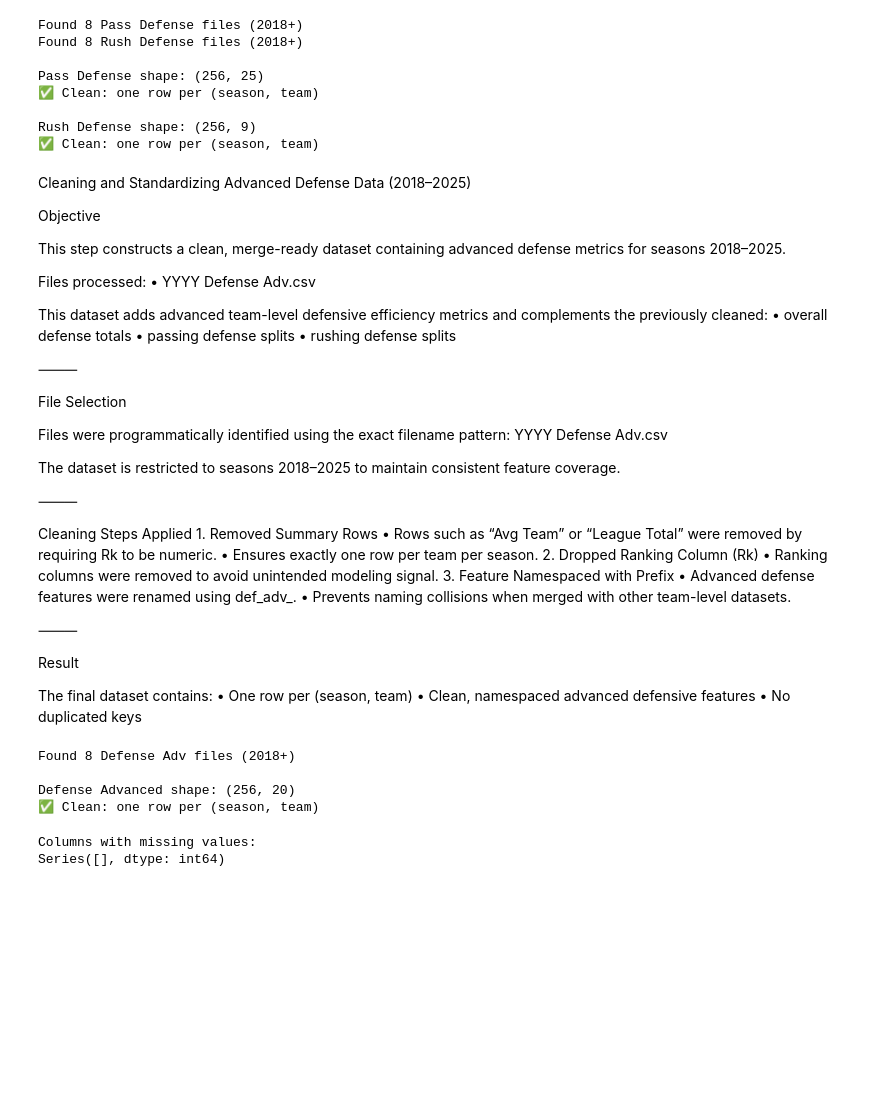
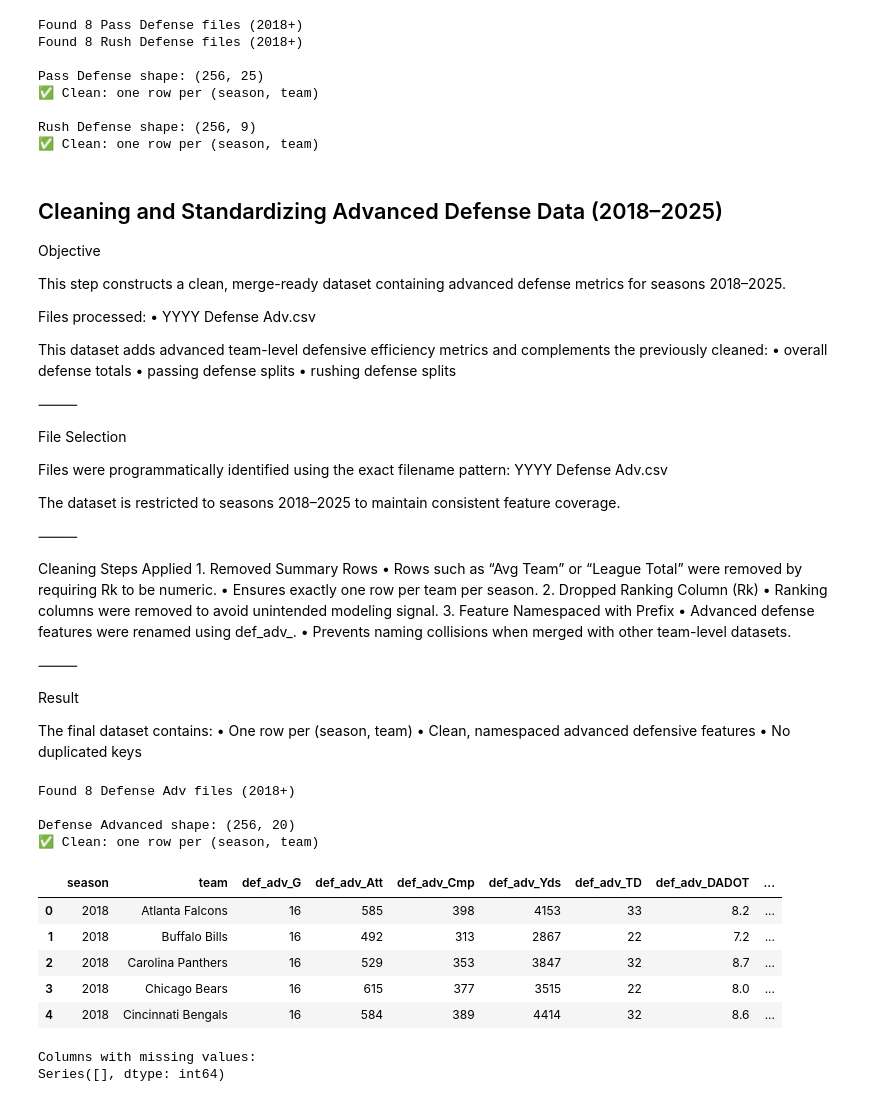
Before and after one commit to mattmarz94/nfl-decision-support-analytics, a Jupyter notebook: Data Preprocessing/build_team_season_master.ipynb, the cells around one changed output. Cells and saved outputs as stored; diff of their text form; code cells hidden in the pictures; blank space fills up the shorter version.

```diff
--- a/Data Preprocessing/build_team_season_master.ipynb
+++ b/Data Preprocessing/build_team_season_master.ipynb
@@ -401,7 +401,7 @@ Pass Defense shape: (256, 25)
 Rush Defense shape: (256, 9)
 ✅ Clean: one row per (season, team)
 # %% [markdown]
-Cleaning and Standardizing Advanced Defense Data (2018–2025)
+## Cleaning and Standardizing Advanced Defense Data (2018–2025)
 
 Objective
 
@@ -519,34 +519,40 @@ print(f"Found {len(def_adv_files)} Defense Adv files (2018+)")
 
 # -----------------------------
 # 2) Clean and stack
 # -----------------------------
 def_adv_all = pd.concat(
     [clean_defense_adv_file(f, prefix="def_adv_") for f in def_adv_files],
     ignore_index=True
 )
 
 
 # -----------------------------
 # 3) Validate grain
 # -----------------------------
 def check_grain(df, name):
     dupes = df.groupby(["season", "team"]).size()
     dupes = dupes[dupes > 1]
     print(f"\n{name} shape: {df.shape}")
     if len(dupes) > 0:
         print("⚠️ Duplicate keys found:")
         display(dupes.head())
     else:
         print("✅ Clean: one row per (season, team)")
 
 check_grain(def_adv_all, "Defense Advanced")
 
-#def_adv_all.head()
+def_adv_all.head()
 # %% [output]
 Found 8 Defense Adv files (2018+)
 
 Defense Advanced shape: (256, 20)
 ✅ Clean: one row per (season, team)
+|  | season | team | def_adv_G | def_adv_Att | def_adv_Cmp | def_adv_Yds | def_adv_TD | def_adv_DADOT | ... |
+| 0 | 2018 | Atlanta Falcons | 16 | 585 | 398 | 4153 | 33 | 8.2 | ... |
+| 1 | 2018 | Buffalo Bills | 16 | 492 | 313 | 2867 | 22 | 7.2 | ... |
+| 2 | 2018 | Carolina Panthers | 16 | 529 | 353 | 3847 | 32 | 8.7 | ... |
+| 3 | 2018 | Chicago Bears | 16 | 615 | 377 | 3515 | 22 | 8.0 | ... |
+| 4 | 2018 | Cincinnati Bengals | 16 | 584 | 389 | 4414 | 32 | 8.6 | ... |
 # %%
 na_counts = def_adv_all.isna().sum().sort_values(ascending=False)
 
```
Also changed, not shown: parts of 6 cells of this notebook, 3 other files.
